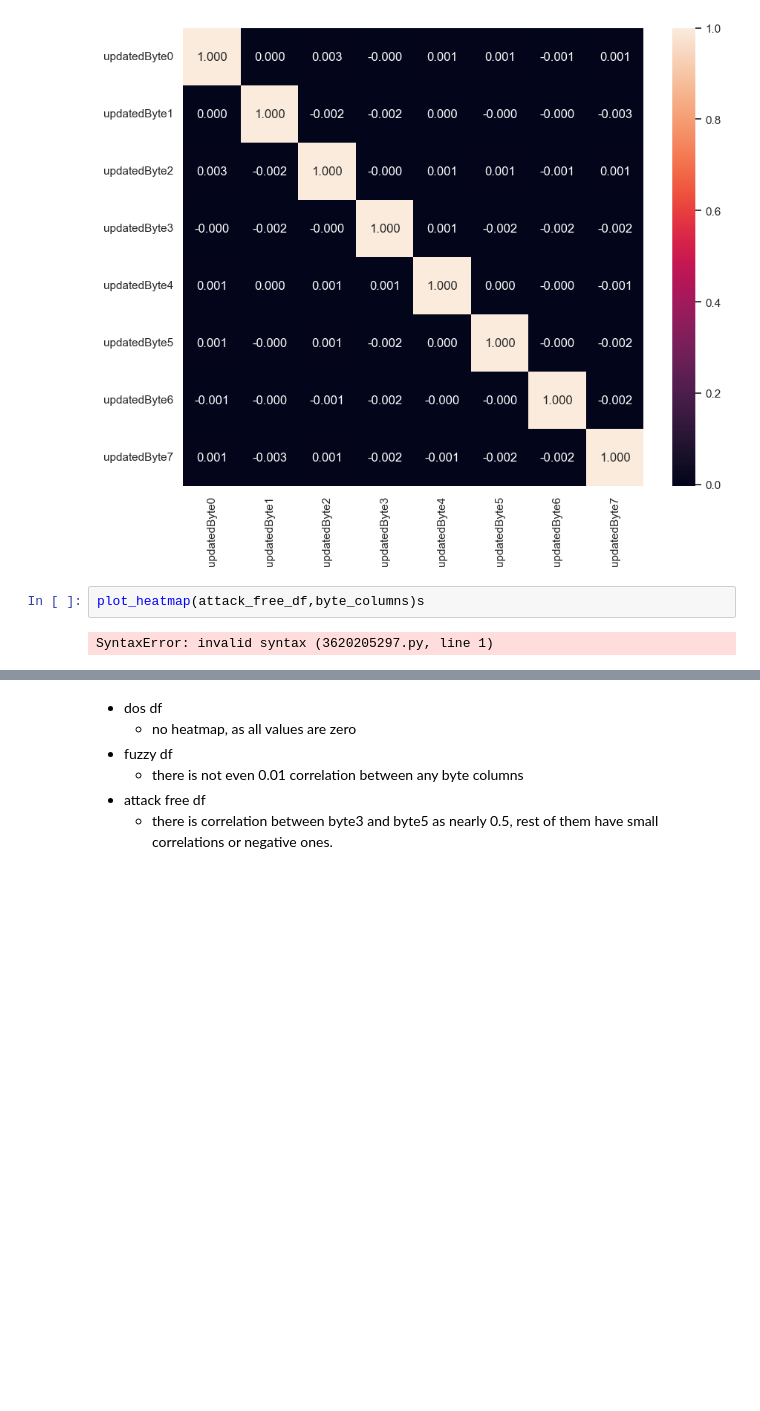
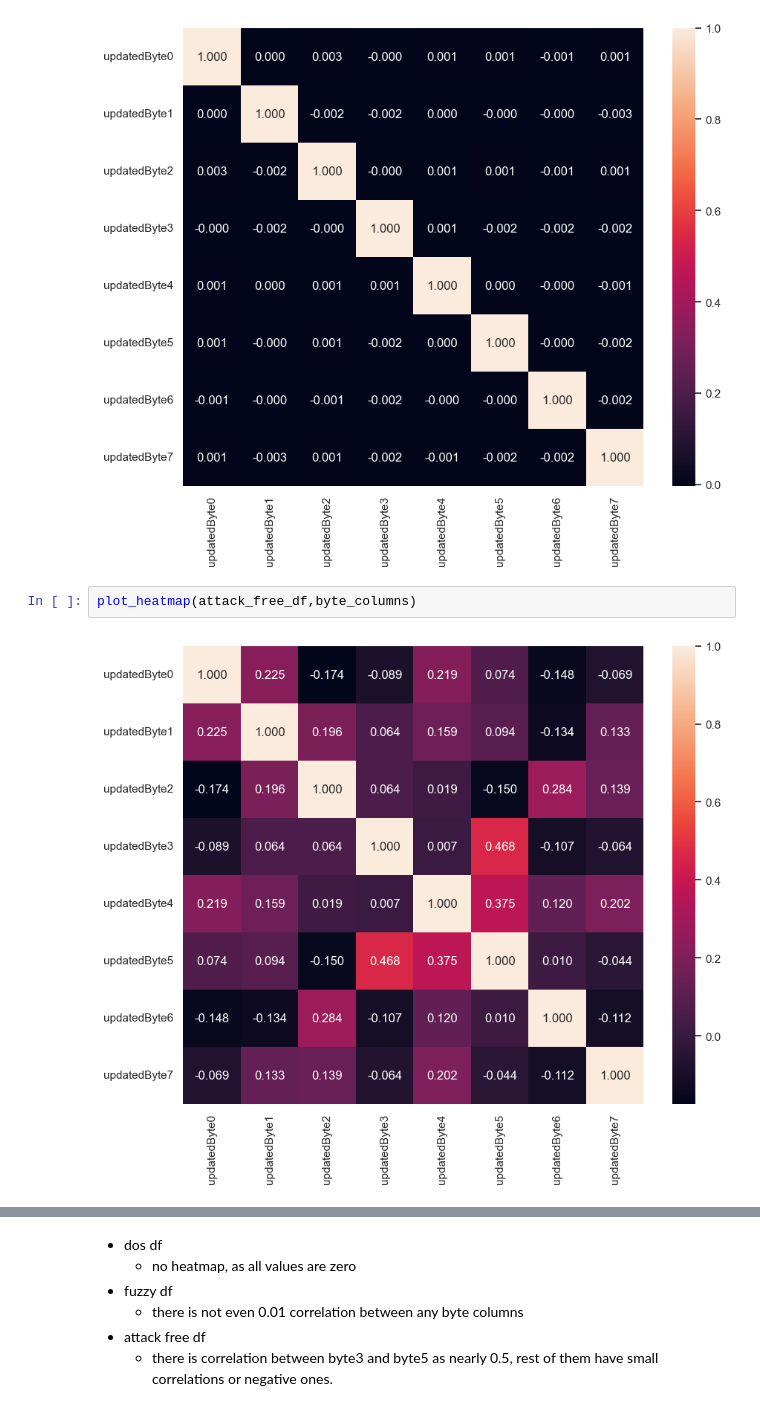
Before and after one commit to FatimeNazliAs/Intrusion-Detection-Systems-using-ML, a Jupyter notebook: notebooks/visualize_data.ipynb, the cells around one changed output, grey strips where cells are left out. Drawn from its saved outputs; the diff is of its cells as text; blank space fills up the shorter version.

```diff
--- a/notebooks/visualize_data.ipynb
+++ b/notebooks/visualize_data.ipynb
@@ -398,8 +414,8 @@ plot_heatmap(fuzzy_df,byte_columns)
 # %% [output]
 [figure]
 # %%
-plot_heatmap(attack_free_df,byte_columns)s
+plot_heatmap(attack_free_df,byte_columns)
 # %% [output]
-SyntaxError: invalid syntax (3620205297.py, line 1)
+[figure, added]
 # %%
 plot_heatmap(dos_df,byte_columns)
```
Also changed, not shown: parts of 6 cells of this notebook, 4 other files.
